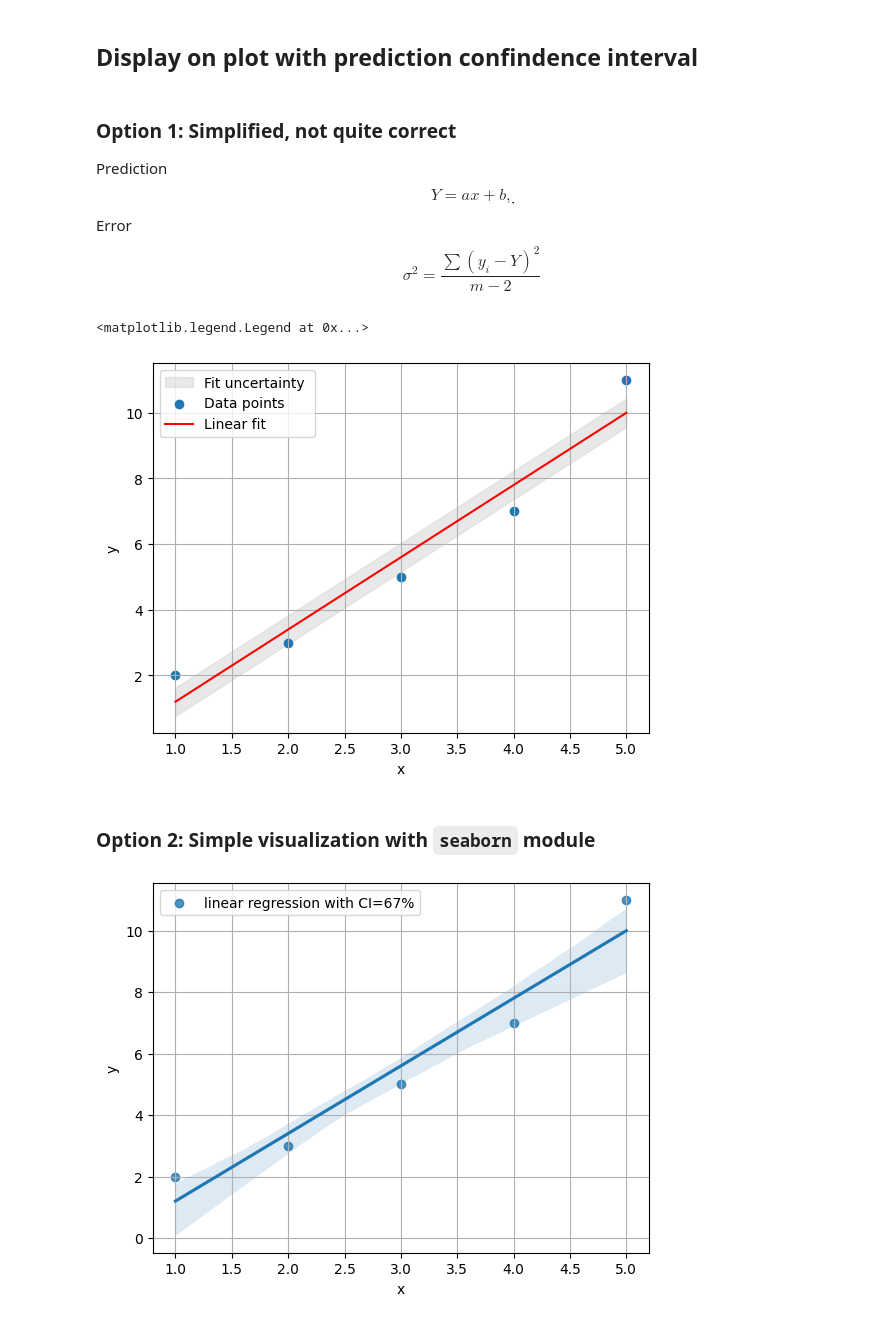
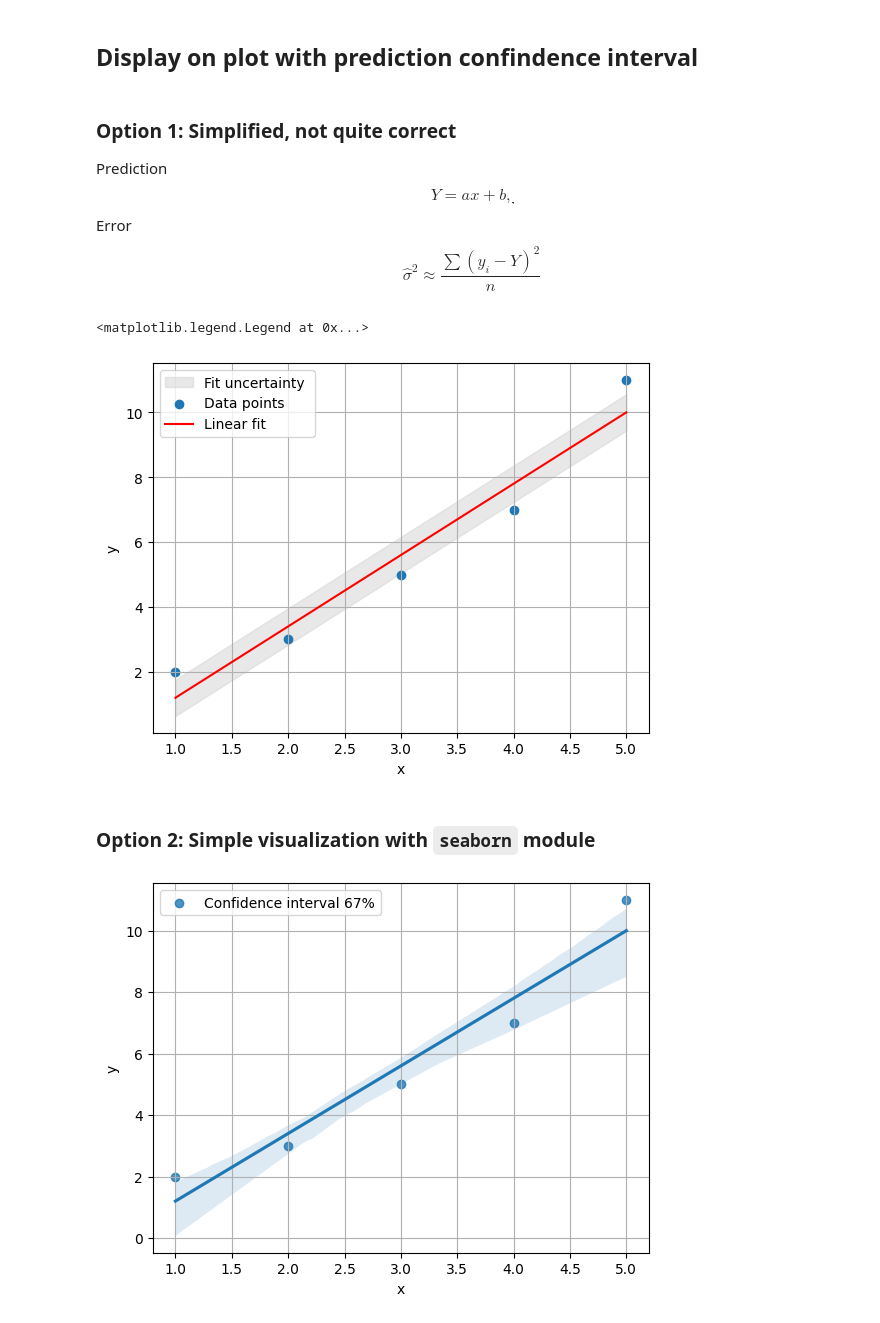
Before and after one commit to tphlabs/python_workshop, a Jupyter notebook: Linear_regression.ipynb, the cells around one changed output. Drawn from its saved outputs; the diff is of its cells as text; code cells hidden in the pictures.

```diff
--- a/Linear_regression.ipynb
+++ b/Linear_regression.ipynb
@@ -56,15 +56,15 @@ Y = ax + b,
 ִִִִִִ$$
 Error
 $$
-\sigma^2 = \frac{\sum{(y_i - Y)^2}}{m-2}
+\hat\sigma^2 \approx \frac{\sum{(y_i - Y)^2}}{n}
 $$
 # %%
 Y = x * slope + intercept
-m, n = len(y), 2
-std_errors = np.std(y - Y) / np.sqrt(m - n)
+n = len(y)
+sigma = np.sum((y - Y)**2) / n
 
-y_top = Y + std_errors
-y_bot = Y - std_errors
+y_top = Y + sigma
+y_bot = Y - sigma
 plt.fill_between(x, y_bot, y_top, color='lightgray', alpha=0.5, label=r'Fit uncertainty ')
 
 plt.scatter(x, y, label='Data points')
@@ -77,17 +77,17 @@ plt.grid('on')
 plt.legend()
 # %% [output]
 <matplotlib.legend.Legend at 0x...>
-[figure, old version]
+[figure, new version]
 # %% [markdown]
 ### Option 2: Simple visualization with ``seaborn`` module
 # %%
 import seaborn as sns
 
-sns.regplot(x=x, y=y, ci=67, label='linear regression with CI=67%')
+sns.regplot(x=x, y=y, ci=67, label='Confidence interval 67%')
 plt.xlabel('x')
 plt.ylabel('y')
 plt.legend()
 plt.grid('on')
 plt.show()
 # %% [output]
-[figure, old version]
+[figure, new version]
```
Also changed, not shown: parts of 5 cells of this notebook.
